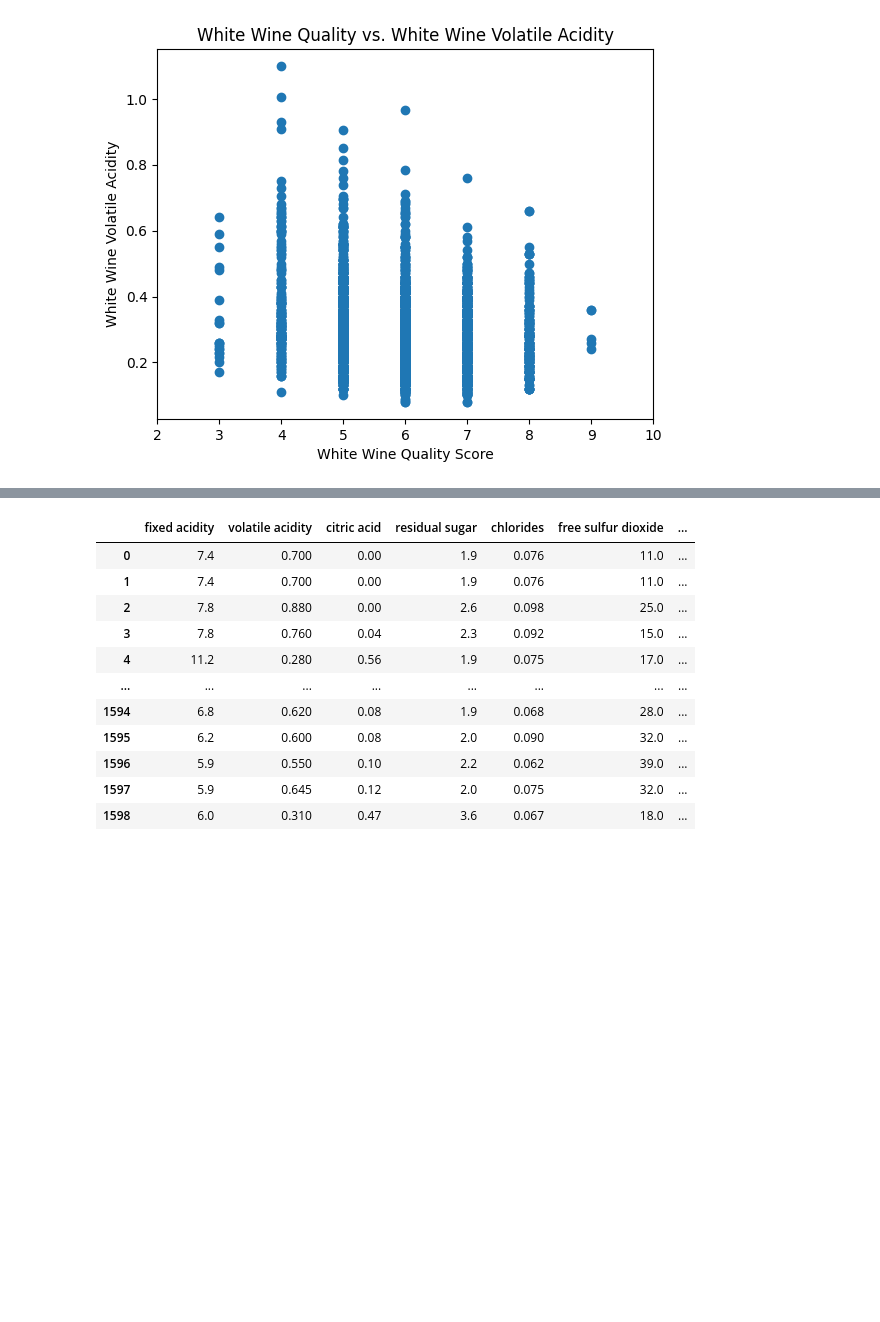
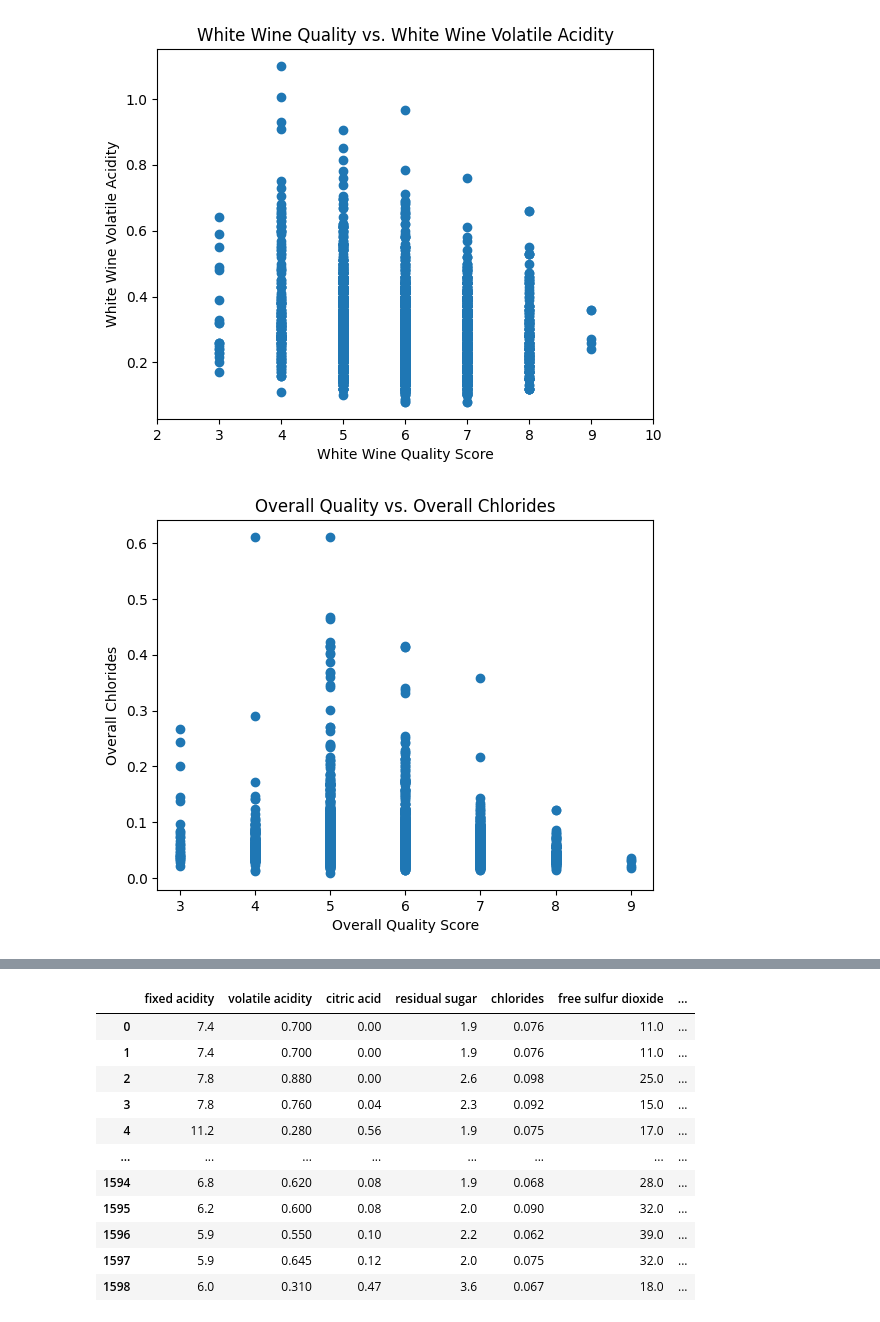
Before and after one commit to greg-labavitch/DA-Homework-1, a Jupyter notebook: wineanalysis.ipynb, the cells around one changed output, grey strips where cells are left out. Drawn from its saved outputs; the diff is of its cells as text; code cells hidden in the pictures; blank space fills up the shorter version.

```diff
--- a/wineanalysis.ipynb
+++ b/wineanalysis.ipynb
@@ -239,6 +243,10 @@ x_volatile_red = red_wines["volatile acidity"]
 
 x_fixed_white = white_wines["fixed acidity"]
 x_volatile_white = white_wines["volatile acidity"]
+
+x_chloride_overall = red_white_wine2["chlorides"]
+x_chloride_red  = red_wines["chlorides"]
+x_chloride_white = white_wines["chlorides"]
 # %%
 (slope, intercept, rvalue, pvalue, stderr) = st.linregress(quality_overall, x_fixed_overall)
 regress_values = quality_overall * slope + intercept
@@ -314,3 +322,10 @@ plt.xlim(2,10)
 # %% [output]
 (2.0, 10.0)
 [figure]
+# %%
+plt.scatter(quality_overall, x_chloride_overall)
+plt.title("Overall Quality vs. Overall Chlorides")
+plt.xlabel("Overall Quality Score")
+plt.ylabel("Overall Chlorides");
+# %% [output]
+[figure, added]
```
Also changed, not shown: parts of 7 cells of this notebook.
